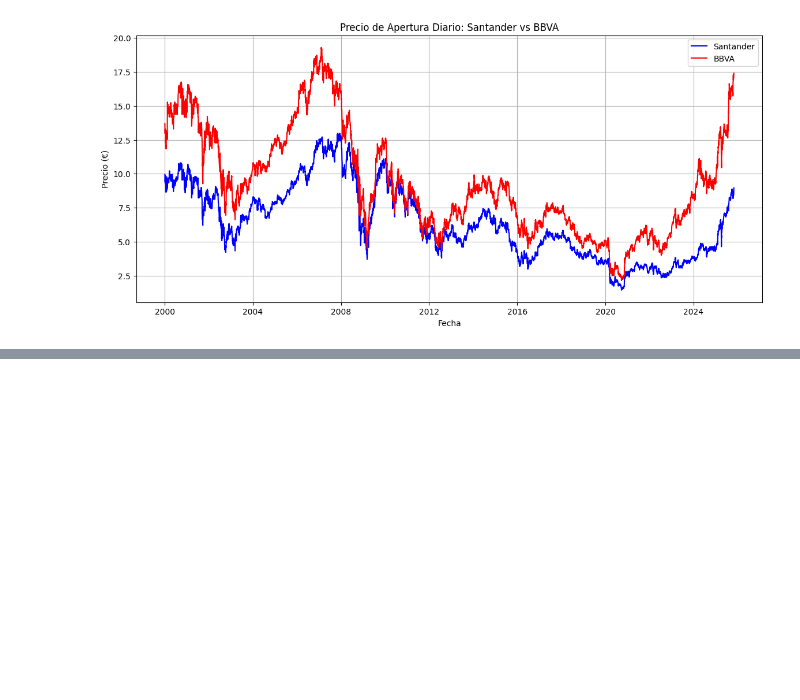
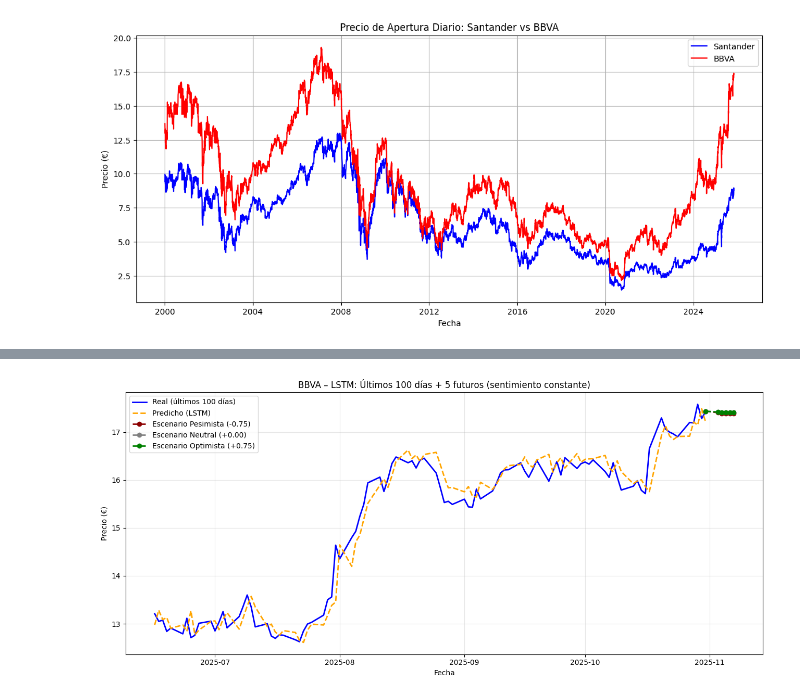
Before and after one commit to josean9/Caso02_Prediccion_BBVA_SANTANDER, a Jupyter notebook: notebooks/notebook2.ipynb, the cells around one changed output, grey strips where cells are left out. Saved outputs shown, nothing was run; the diff lists cells and outputs as text; code cells hidden in the pictures; blank space fills up the shorter version.

```diff
--- a/notebooks/notebook2.ipynb
+++ b/notebooks/notebook2.ipynb
@@ -371 +904,15 @@ Dispositivo: cuda
+# %%
+# ====================================================
+# --- 🔧 USO ---
+# ====================================================
+future_preds = plot_lstm_sentiment_scenarios_fixed(
+    lstm_model=lstm_model,
+    df_scaled=df_bbva_scaled,
+    df_inv=df_bbva,          # dataset no escalado original
+    scaler=scaler_bbva,
+    lookback=1,
+    horizon=5
+)
+# %% [output]
+[figure, added]
 # %%
```
Also changed, not shown: parts of 28 cells of this notebook, 8 other files.
